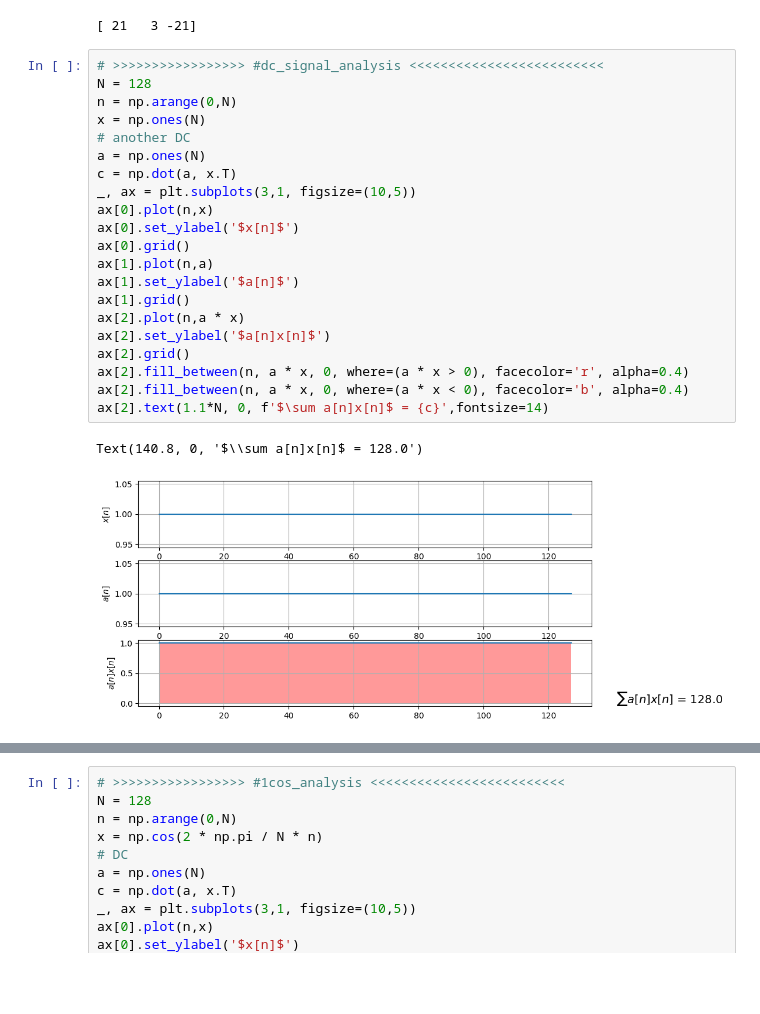
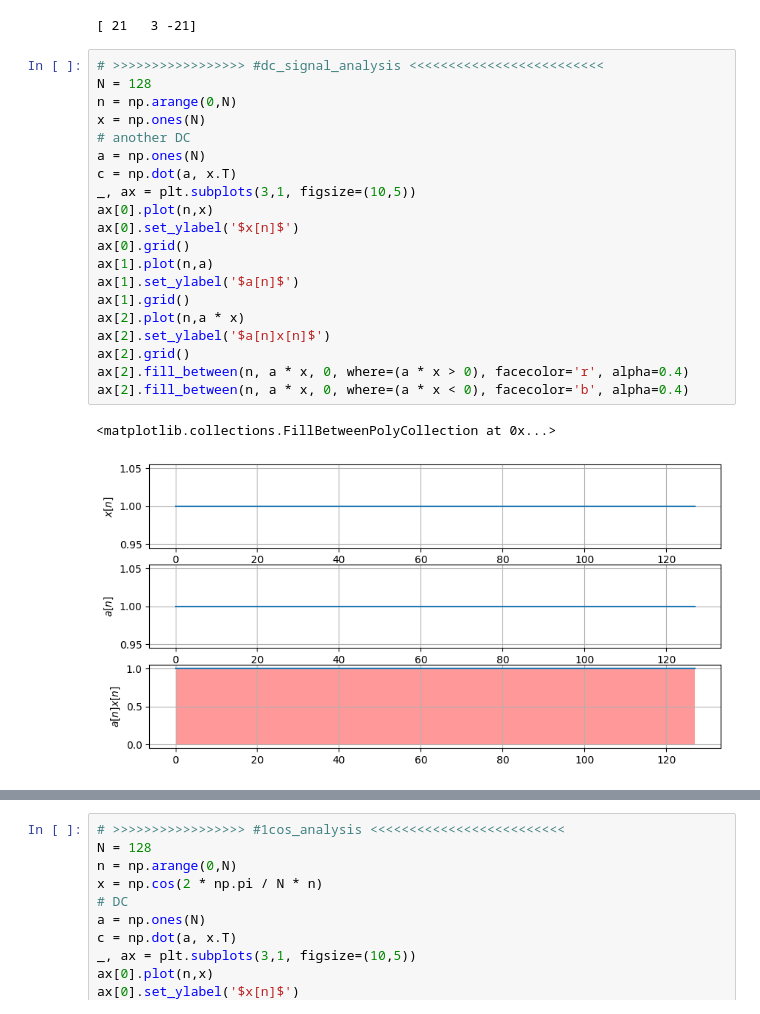
Before and after one commit to Katzoun/ISS-course, a Jupyter notebook: 02_spectral_analysis_1/02_spectral.ipynb, the cells around one changed output, grey strips where cells are left out. Saved outputs shown, nothing was run; the diff lists cells and outputs as text; blank space fills up the shorter version.

```diff
--- a/02_spectral_analysis_1/02_spectral.ipynb
+++ b/02_spectral_analysis_1/02_spectral.ipynb
@@ -23,24 +23,23 @@ print(matmul)
 # %%
 # >>>>>>>>>>>>>>>>> #dc_signal_analysis <<<<<<<<<<<<<<<<<<<<<<<<<
 N = 128
 n = np.arange(0,N)
 x = np.ones(N)
 # another DC
 a = np.ones(N)
 c = np.dot(a, x.T)
 _, ax = plt.subplots(3,1, figsize=(10,5))
 ax[0].plot(n,x)
 ax[0].set_ylabel('$x[n]$')
 ax[0].grid()
 ax[1].plot(n,a)
 ax[1].set_ylabel('$a[n]$')
 ax[1].grid()
 ax[2].plot(n,a * x)
 ax[2].set_ylabel('$a[n]x[n]$')
 ax[2].grid()
 ax[2].fill_between(n, a * x, 0, where=(a * x > 0), facecolor='r', alpha=0.4)
 ax[2].fill_between(n, a * x, 0, where=(a * x < 0), facecolor='b', alpha=0.4)
-ax[2].text(1.1*N, 0, f'$\sum a[n]x[n]$ = {c}',fontsize=14)
 # %% [output]
-Text(140.8, 0, '$\\sum a[n]x[n]$ = 128.0')
+<matplotlib.collections.FillBetweenPolyCollection at 0x...>
-[figure, old version]
+[figure, new version]
```
Also changed, not shown: parts of 10 cells of this notebook, 2 other files.
